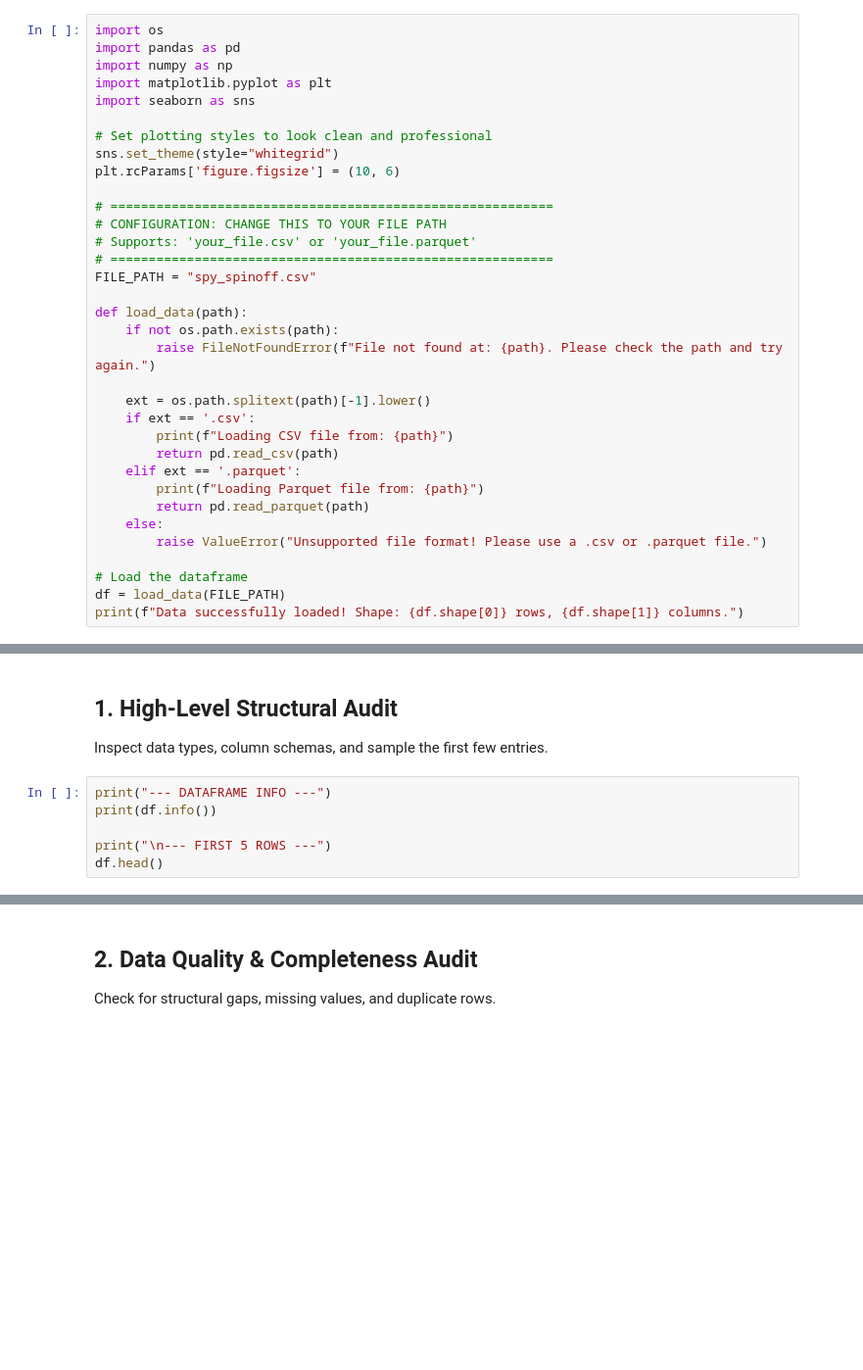
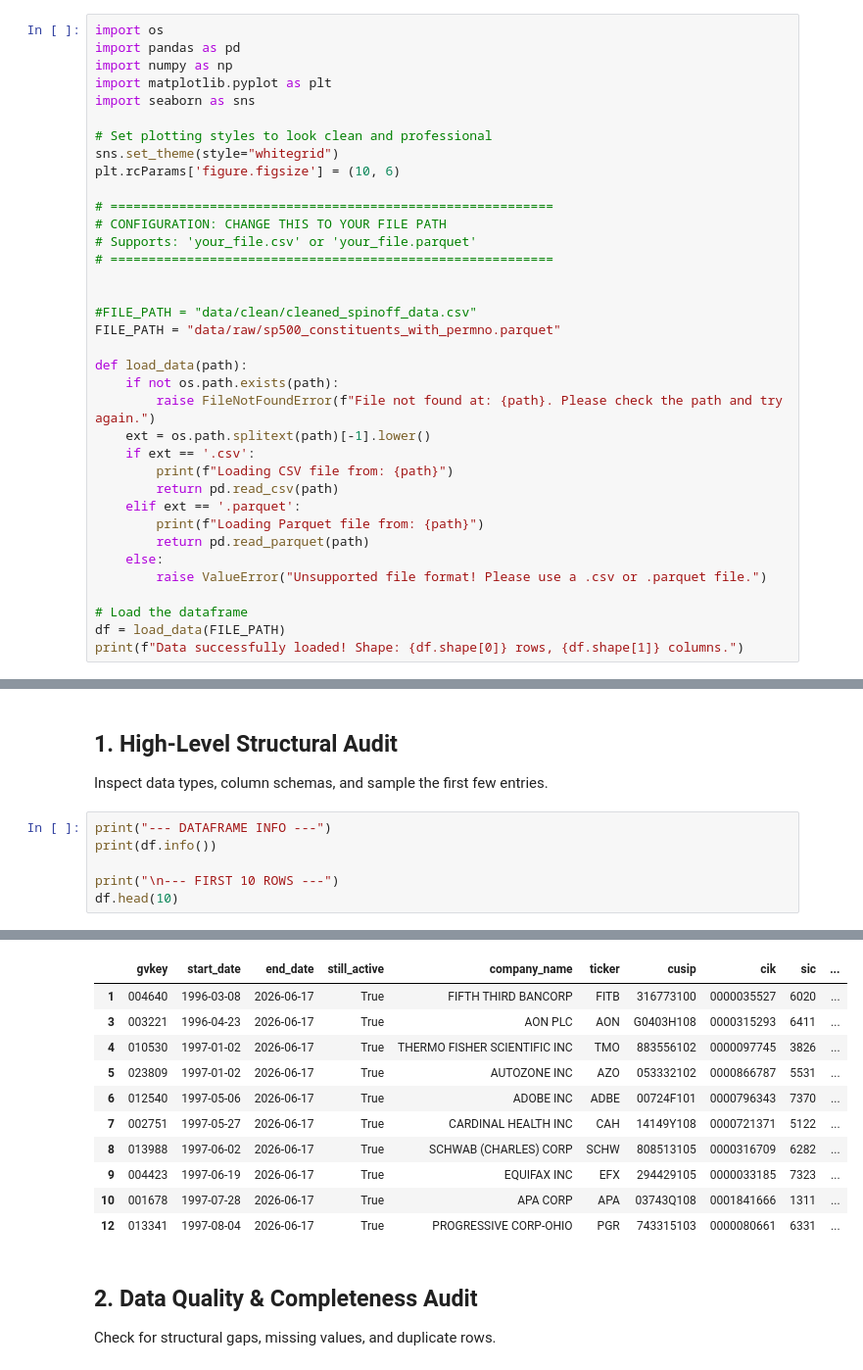
Before and after one commit to ElouanBahri/index-spinoff-arbitrage, a Jupyter notebook: generic_data_explorer.ipynb, the cells around one changed output, grey strips where cells are left out. Shown at 98% size. Saved outputs shown, nothing was run; the diff lists cells and outputs as text; blank space fills up the shorter version.

```diff
--- a/generic_data_explorer.ipynb
+++ b/generic_data_explorer.ipynb
@@ -21,12 +21,14 @@ plt.rcParams['figure.figsize'] = (10, 6)
 # CONFIGURATION: CHANGE THIS TO YOUR FILE PATH
 # Supports: 'your_file.csv' or 'your_file.parquet'
 # ==========================================================
-FILE_PATH = "spy_spinoff.csv"
+
+
+#FILE_PATH = "data/clean/cleaned_spinoff_data.csv"
+FILE_PATH = "data/raw/sp500_constituents_with_permno.parquet"
 
 def load_data(path):
     if not os.path.exists(path):
         raise FileNotFoundError(f"File not found at: {path}. Please check the path and try again.")
-
     ext = os.path.splitext(path)[-1].lower()
     if ext == '.csv':
         print(f"Loading CSV file from: {path}")
@@ -47,5 +52,6 @@ Inspect data types, column schemas, and sample the first few entries.
 print("--- DATAFRAME INFO ---")
 print(df.info())
 
-print("\n--- FIRST 5 ROWS ---")
-df.head()
+print("\n--- FIRST 10 ROWS ---")
+df.head(10)
+# %% [output]
@@ -52,3 +75,14 @@ df.head()
+|  | gvkey | start_date | end_date | still_active | company_name | ticker | cusip | cik | sic | ... |
+| 1 | 004640 | 1996-03-08 | 2026-06-17 | True | FIFTH THIRD BANCORP | FITB | 316773100 | 0000035527 | 6020 | ... |
+| 3 | 003221 | 1996-04-23 | 2026-06-17 | True | AON PLC | AON | G0403H108 | 0000315293 | 6411 | ... |
+| 4 | 010530 | 1997-01-02 | 2026-06-17 | True | THERMO FISHER SCIENTIFIC INC | TMO | 883556102 | 0000097745 | 3826 | ... |
+| 5 | 023809 | 1997-01-02 | 2026-06-17 | True | AUTOZONE INC | AZO | 053332102 | 0000866787 | 5531 | ... |
+| 6 | 012540 | 1997-05-06 | 2026-06-17 | True | ADOBE INC | ADBE | 00724F101 | 0000796343 | 7370 | ... |
+| 7 | 002751 | 1997-05-27 | 2026-06-17 | True | CARDINAL HEALTH INC | CAH | 14149Y108 | 0000721371 | 5122 | ... |
+| 8 | 013988 | 1997-06-02 | 2026-06-17 | True | SCHWAB (CHARLES) CORP | SCHW | 808513105 | 0000316709 | 6282 | ... |
+| 9 | 004423 | 1997-06-19 | 2026-06-17 | True | EQUIFAX INC | EFX | 294429105 | 0000033185 | 7323 | ... |
+| 10 | 001678 | 1997-07-28 | 2026-06-17 | True | APA CORP | APA | 03743Q108 | 0001841666 | 1311 | ... |
+| 12 | 013341 | 1997-08-04 | 2026-06-17 | True | PROGRESSIVE CORP-OHIO | PGR | 743315103 | 0000080661 | 6331 | ... |
 # %% [markdown]
 ## 2. Data Quality & Completeness Audit
 Check for structural gaps, missing values, and duplicate rows.
```
Also changed, not shown: parts of 6 cells of this notebook.
